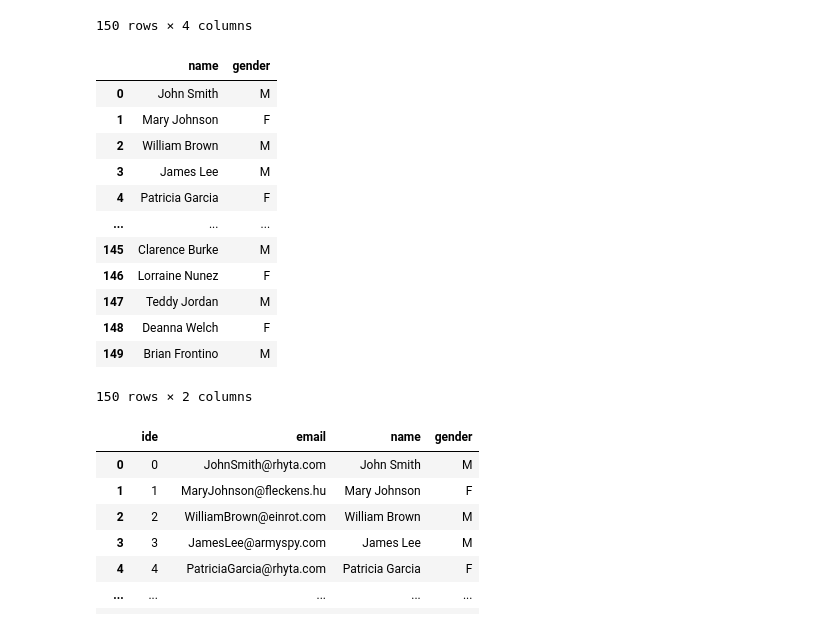
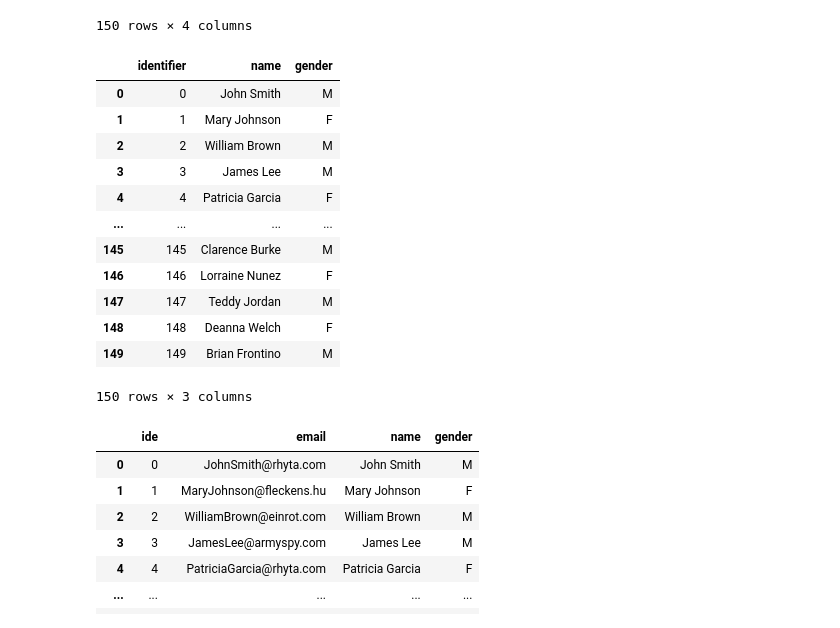
Before and after one commit to kadri-ayoub-2022/IA-repo-learning, a Jupyter notebook: data analysis0/pandas.ipynb, the cells around one changed output. Drawn from its saved outputs; the diff is of its cells as text; code cells hidden in the pictures.

```diff
--- a/data analysis0/pandas.ipynb
+++ b/data analysis0/pandas.ipynb
@@ -107,22 +107,21 @@ data_csv
 # %%
 data_excel.drop(columns='email') # does not change the existing dataframe
 #del data_json['identifier']
 #data_json.pop('email')
-data_json
 # %% [output]
-|  | name | gender |
-| 0 | John Smith | M |
-| 1 | Mary Johnson | F |
-| 2 | William Brown | M |
-| 3 | James Lee | M |
-| 4 | Patricia Garcia | F |
-| ... | ... | ... |
-| 145 | Clarence Burke | M |
-| 146 | Lorraine Nunez | F |
-| 147 | Teddy Jordan | M |
-| 148 | Deanna Welch | F |
-| 149 | Brian Frontino | M |
+|  | identifier | name | gender |
+| 0 | 0 | John Smith | M |
+| 1 | 1 | Mary Johnson | F |
+| 2 | 2 | William Brown | M |
+| 3 | 3 | James Lee | M |
+| 4 | 4 | Patricia Garcia | F |
+| ... | ... | ... | ... |
+| 145 | 145 | Clarence Burke | M |
+| 146 | 146 | Lorraine Nunez | F |
+| 147 | 147 | Teddy Jordan | M |
+| 148 | 148 | Deanna Welch | F |
+| 149 | 149 | Brian Frontino | M |
-150 rows × 2 columns
+150 rows × 3 columns
 # %%
 data_excel.rename(columns={'identifier': 'ide'},inplace=True) # rename column
 # %% [output]
```
Also changed, not shown: parts of 1 cell of this notebook, 4 other files.
